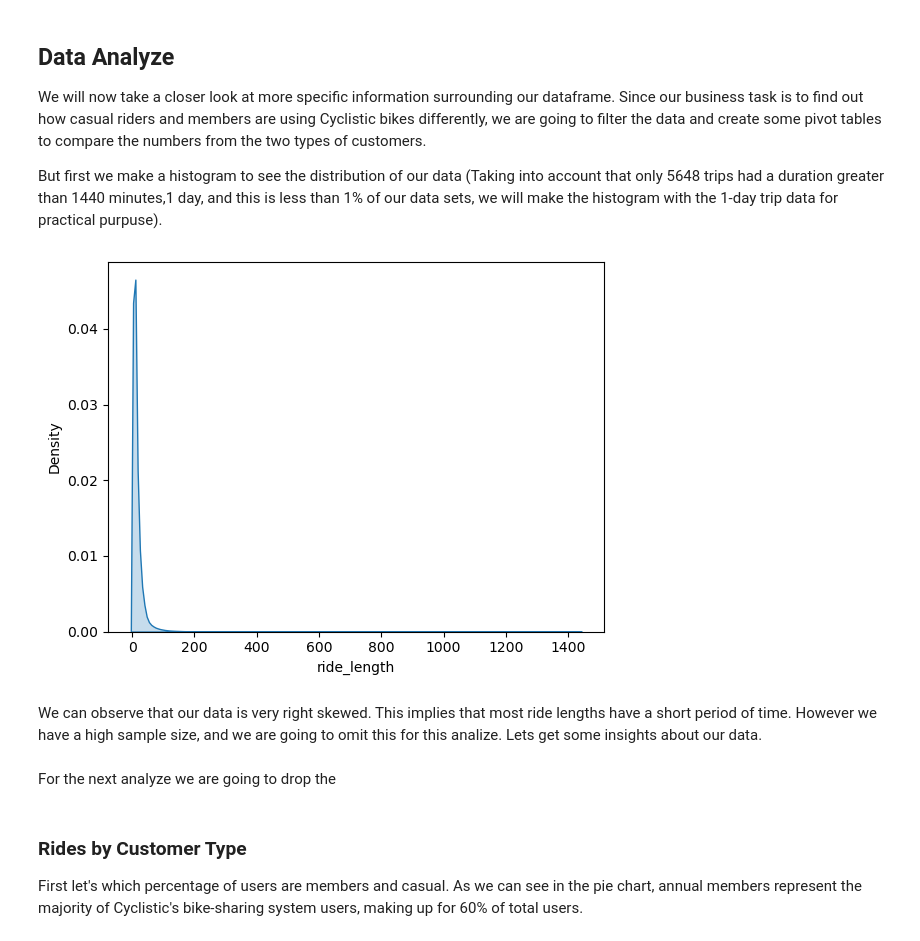
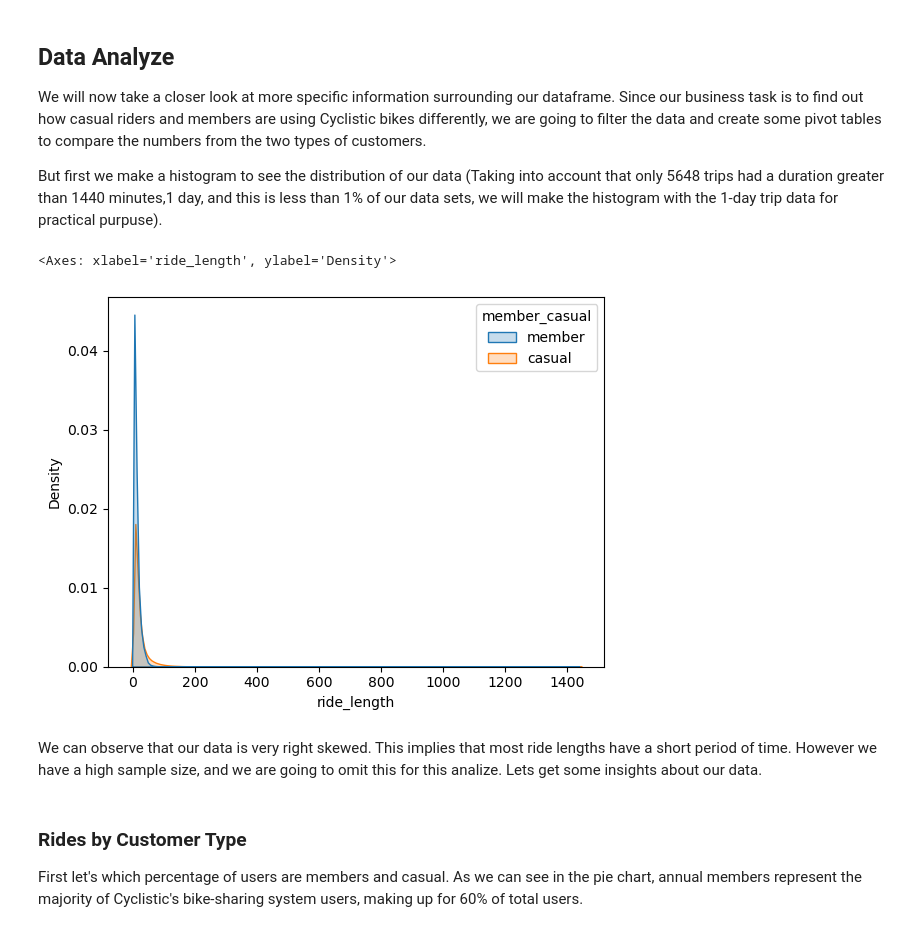
Before and after one commit to daviqperez/Cyclist-BikeShareAnalysis, a Jupyter notebook: case_study_1.ipynb, the cells around one changed output. Cells and saved outputs as stored; diff of their text form; code cells hidden in the pictures.

```diff
--- a/case_study_1.ipynb
+++ b/case_study_1.ipynb
@@ -53,7 +73,8 @@ As we can see, the datasets contain the same columns. We should combine the data
 
 In order to do this, we will use the concat() function.
 # %%
-df = pd.concat([value for key, value in dfs.items() if key != '202304-divvy-tripdata.csv'], axis=0, ignore_index = True)
+key_to_exclude = ['202304-divvy-tripdata.csv', '.gitattributes']
+df = pd.concat([value for key, value in dfs.items() if key not in key_to_exclude], axis=0, ignore_index = True)
 # %% [markdown]
 Now, we should check the data types we will be working with:
 # %%
@@ -230,13 +251,12 @@ We will now take a closer look at more specific information surrounding our data
 
 But first we make a histogram to see the distribution of our data (Taking into account that only 5648 trips had a duration greater than 1440 minutes,1 day, and this is less than 1% of our data sets, we will make the histogram with the 1-day trip data for practical purpuse).
 # %%
-sns.kdeplot(df[df['ride_length'] < 1440].ride_length, fill = True);
+sns.kdeplot(data=df[df['ride_length'] < 1440], x='ride_length', hue='member_casual', fill=True)
 # %% [output]
+<Axes: xlabel='ride_length', ylabel='Density'>
-[figure, old version]
+[figure, new version]
 # %% [markdown]
 We can observe that our data is very right skewed. This implies that most ride lengths have a short period of time. However we have a high sample size, and we are going to omit this for this analize.  Lets get some insights about our data.
-# %% [markdown]
-For the next analyze we are going to drop the
 # %% [markdown]
 ### Rides by Customer Type
 
```
Also changed, not shown: parts of 18 cells of this notebook.
